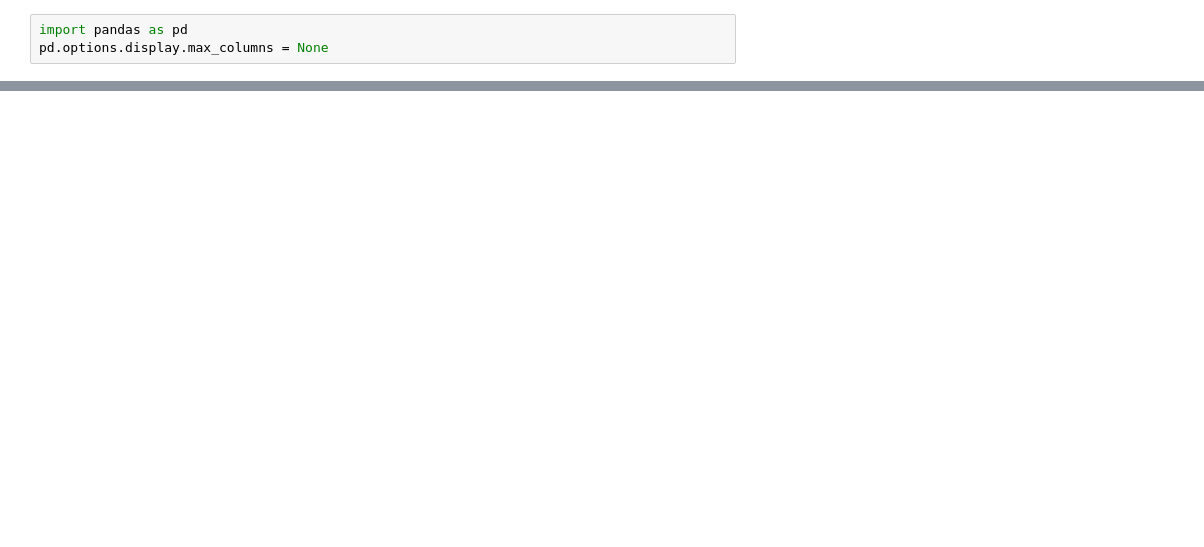
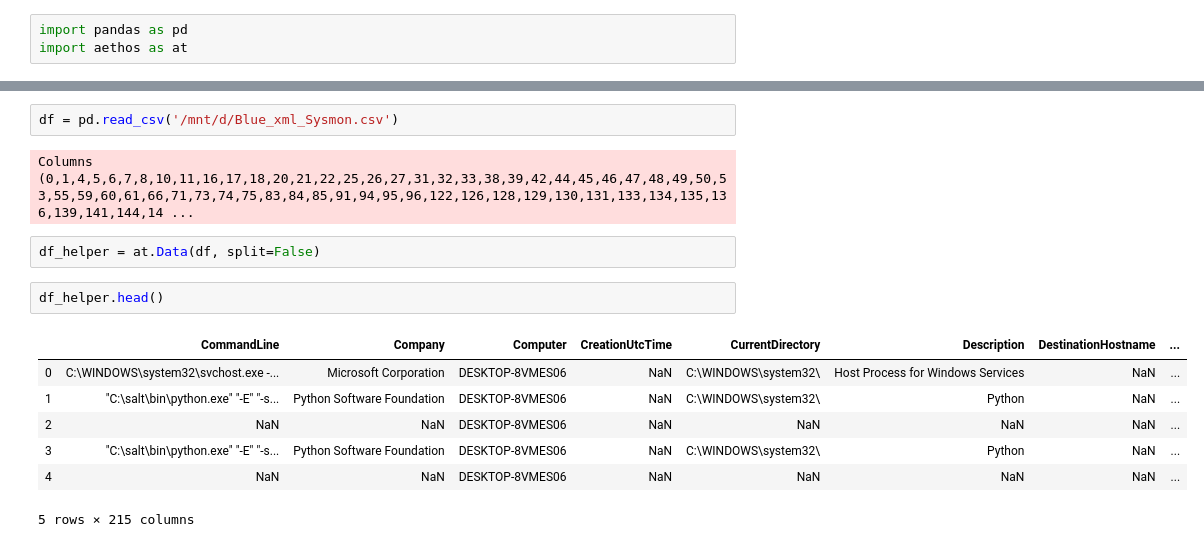
Before and after one commit to Ashton-Sidhu/graph-net, a Jupyter notebook: notebooks/Untitled.ipynb, the cells around one changed output, grey strips where cells are left out. Cells and saved outputs as stored; diff of their text form; blank space fills up the shorter version.

```diff
--- a/notebooks/Untitled.ipynb
+++ b/notebooks/Untitled.ipynb
@@ -1,3 +1,3 @@
 # %%
 import pandas as pd
-pd.options.display.max_columns = None
+import aethos as at
@@ -61,0 +6,16 @@ red_df
+# %%
+df = pd.read_csv('/mnt/d/Blue_xml_Sysmon.csv')
+# %% [output]
+Columns (0,1,4,5,6,7,8,10,11,16,17,18,20,21,22,25,26,27,31,32,33,38,39,42,44,45,46,47,48,49,50,53,55,59,60,61,66,71,73,74,75,83,84,85,91,94,95,96,122,126,128,129,130,131,133,134,135,136,139,141,144,14 ...
+# %%
+df_helper = at.Data(df, split=False)
+# %%
+df_helper.head()
+# %% [output]
+|  | CommandLine | Company | Computer | CreationUtcTime | CurrentDirectory | Description | DestinationHostname | ... |
+| 0 | C:\WINDOWS\system32\svchost.exe -... | Microsoft Corporation | DESKTOP-8VMES06 | NaN | C:\WINDOWS\system32\ | Host Process for Windows Services | NaN | ... |
+| 1 | "C:\salt\bin\python.exe" "-E" "-s... | Python Software Foundation | DESKTOP-8VMES06 | NaN | C:\WINDOWS\system32\ | Python | NaN | ... |
+| 2 | NaN | NaN | DESKTOP-8VMES06 | NaN | NaN | NaN | NaN | ... |
+| 3 | "C:\salt\bin\python.exe" "-E" "-s... | Python Software Foundation | DESKTOP-8VMES06 | NaN | C:\WINDOWS\system32\ | Python | NaN | ... |
+| 4 | NaN | NaN | DESKTOP-8VMES06 | NaN | NaN | NaN | NaN | ... |
+5 rows × 215 columns
```
Also changed, not shown: parts of 9 cells of this notebook, 3 other files.
